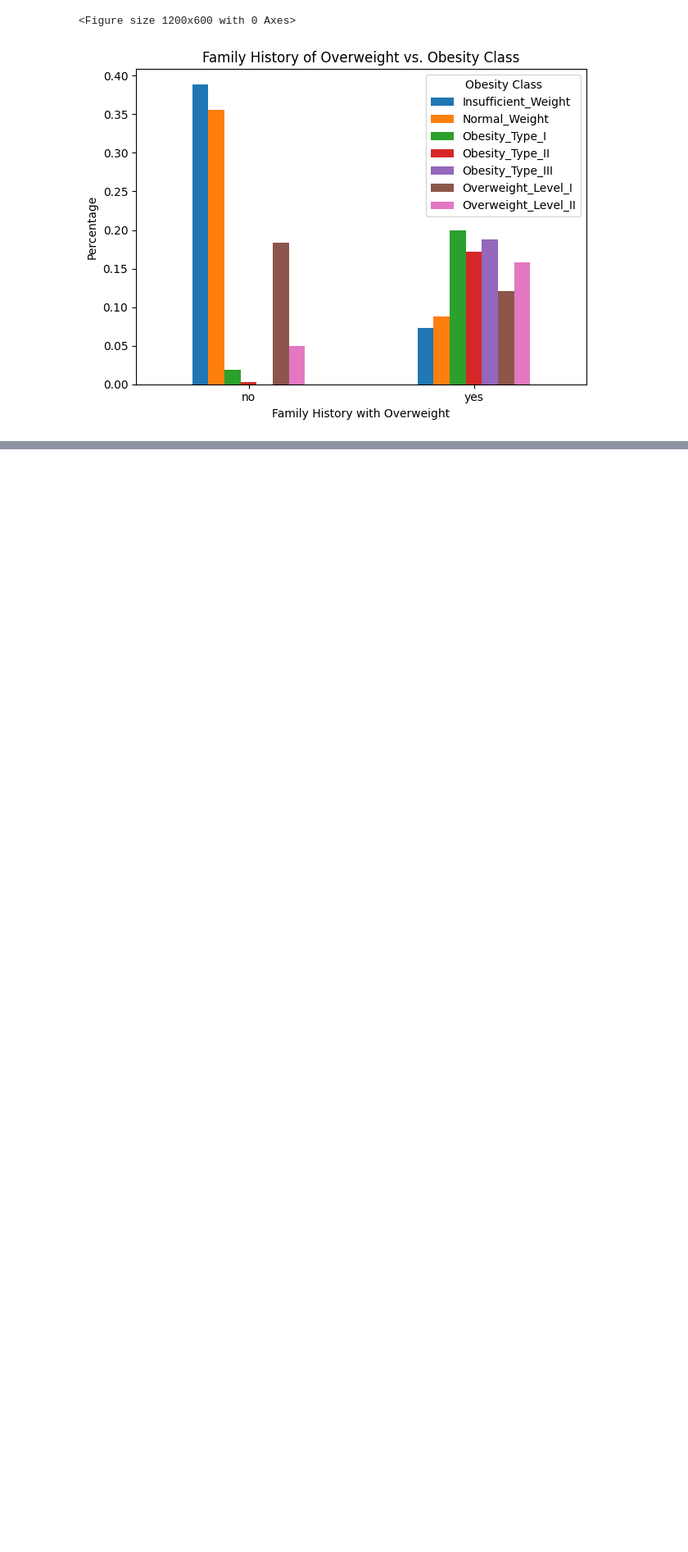
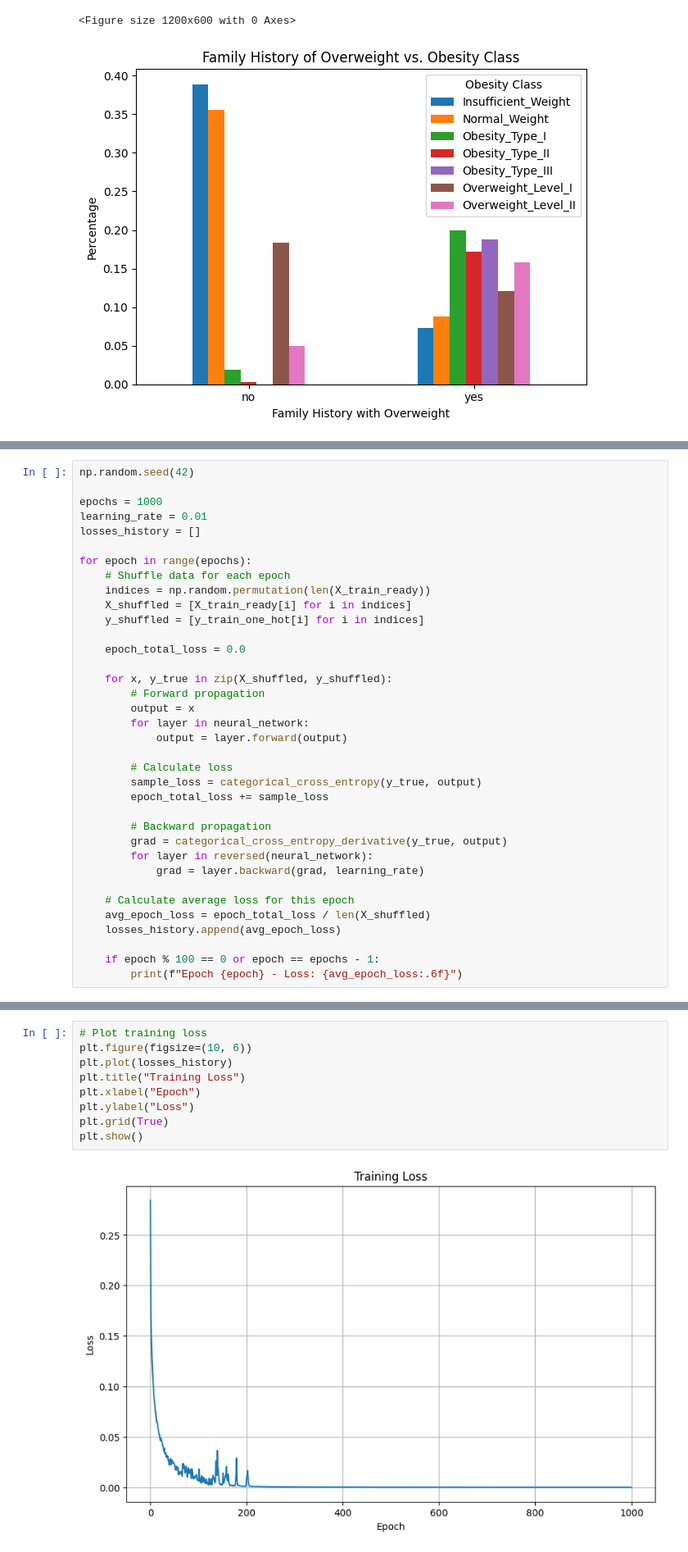
Before and after one commit to k-kyler/neural-network, a Jupyter notebook: neural_network.ipynb, the cells around one changed output, grey strips where cells are left out. Shown at 82% size. Drawn from its saved outputs; the diff is of its cells as text; blank space fills up the shorter version.

Commit message:
apply neural network on obesity dataset

```diff
--- a/neural_network.ipynb
+++ b/neural_network.ipynb
@@ -250,0 +373,36 @@ plt.show()
+# %%
+np.random.seed(42)
+
+epochs = 1000
+learning_rate = 0.01
+losses_history = []
+
+for epoch in range(epochs):
+    # Shuffle data for each epoch
+    indices = np.random.permutation(len(X_train_ready))
+    X_shuffled = [X_train_ready[i] for i in indices]
+    y_shuffled = [y_train_one_hot[i] for i in indices]
+
+    epoch_total_loss = 0.0
+
+    for x, y_true in zip(X_shuffled, y_shuffled):
+        # Forward propagation
+        output = x
+        for layer in neural_network:
+            output = layer.forward(output)
+
+        # Calculate loss
+        sample_loss = categorical_cross_entropy(y_true, output)
+        epoch_total_loss += sample_loss
+
+        # Backward propagation
+        grad = categorical_cross_entropy_derivative(y_true, output)
+        for layer in reversed(neural_network):
+            grad = layer.backward(grad, learning_rate)
+
+    # Calculate average loss for this epoch
+    avg_epoch_loss = epoch_total_loss / len(X_shuffled)
+    losses_history.append(avg_epoch_loss)
+
+    if epoch % 100 == 0 or epoch == epochs - 1:
+        print(f"Epoch {epoch} - Loss: {avg_epoch_loss:.6f}")
@@ -250,0 +427,11 @@ plt.show()
+# %%
+# Plot training loss
+plt.figure(figsize=(10, 6))
+plt.plot(losses_history)
+plt.title("Training Loss")
+plt.xlabel("Epoch")
+plt.ylabel("Loss")
+plt.grid(True)
+plt.show()
+# %% [output]
+[figure, added]
```
Also changed, not shown: parts of 10 cells of this notebook, 1 other file.
